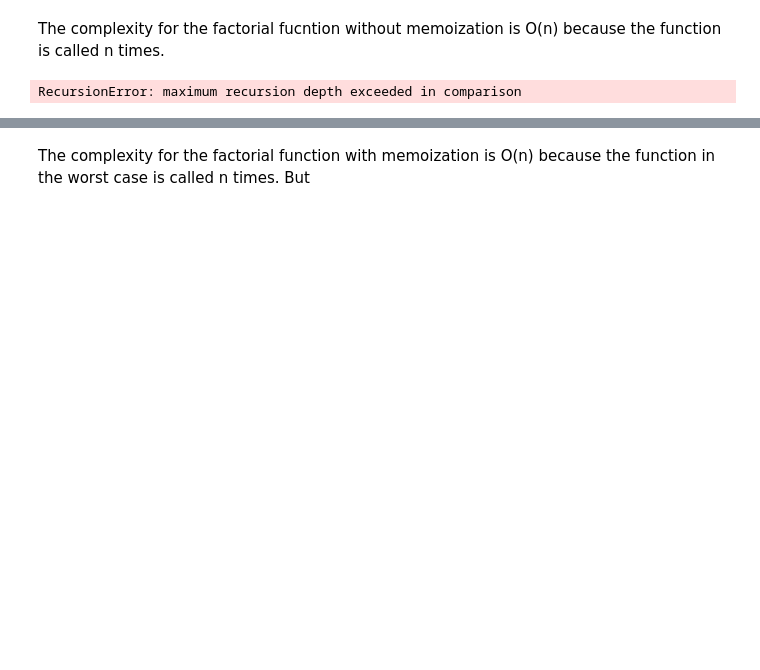
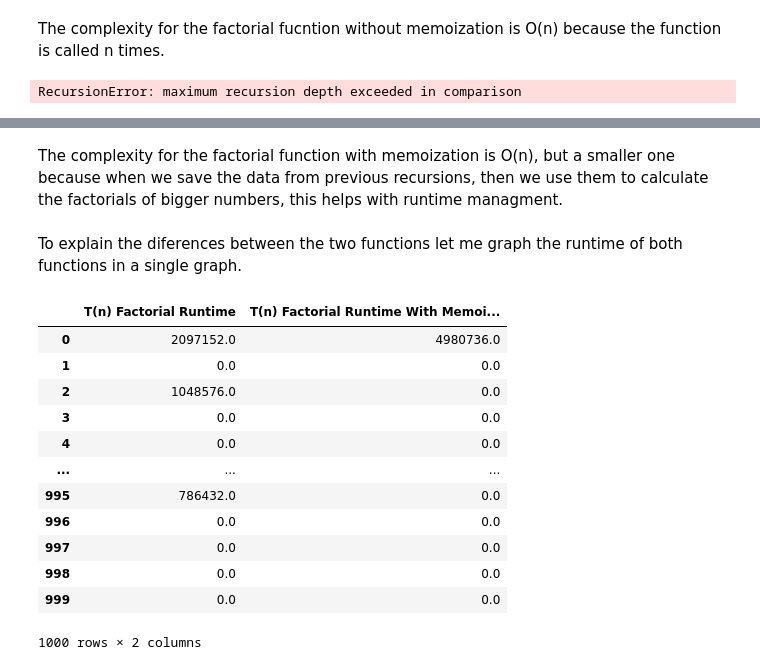
Before and after one commit to juanfranciscocis/Data-Structures, a Jupyter notebook: homework_3/hw3.ipynb, the cells around one changed output, grey strips where cells are left out. Drawn from its saved outputs; the diff is of its cells as text; code cells hidden in the pictures; blank space fills up the shorter version.

```diff
--- a/homework_3/hw3.ipynb
+++ b/homework_3/hw3.ipynb
@@ -531,2 +539,22 @@ df.plot()
-# %% [markdown]
-The complexity for the factorial function with memoization is O(n) because the function in the worst case is called n times. But
+# %% [markdown]
+The complexity for the factorial function with memoization is O(n), but a smaller one because when we save the data from previous recursions, then we use them to calculate the factorials of bigger numbers, this helps with runtime managment.
+# %% [markdown]
+To explain the diferences between the two functions let me graph the runtime of both functions in a single graph.
+# %%
+df2 = pd.DataFrame(zip(factorialCalculationTime,factorialCalculationTimeWithMemoization))
+df2.columns = [ 'T(n) Factorial Runtime','T(n) Factorial Runtime With Memoization']
+df2
+# %% [output]
+|  | T(n) Factorial Runtime | T(n) Factorial Runtime With Memoi... |
+| 0 | 2097152.0 | 4980736.0 |
+| 1 | 0.0 | 0.0 |
+| 2 | 1048576.0 | 0.0 |
+| 3 | 0.0 | 0.0 |
+| 4 | 0.0 | 0.0 |
+| ... | ... | ... |
+| 995 | 786432.0 | 0.0 |
+| 996 | 0.0 | 0.0 |
+| 997 | 0.0 | 0.0 |
+| 998 | 0.0 | 0.0 |
+| 999 | 0.0 | 0.0 |
+1000 rows × 2 columns
```
Also changed, not shown: parts of 18 cells of this notebook.
